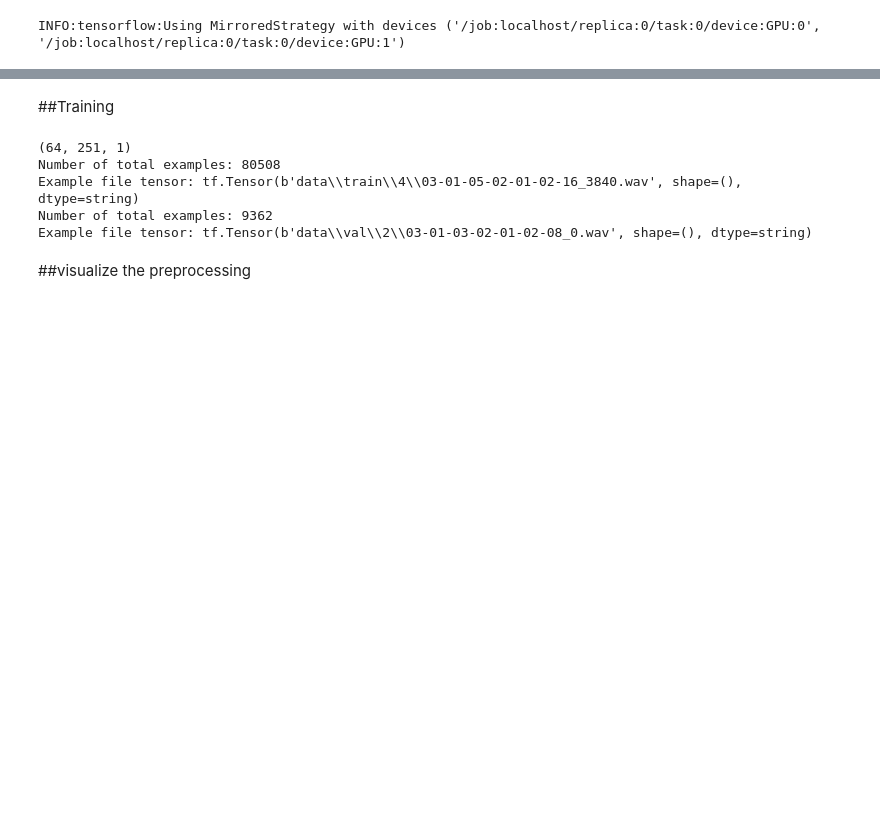
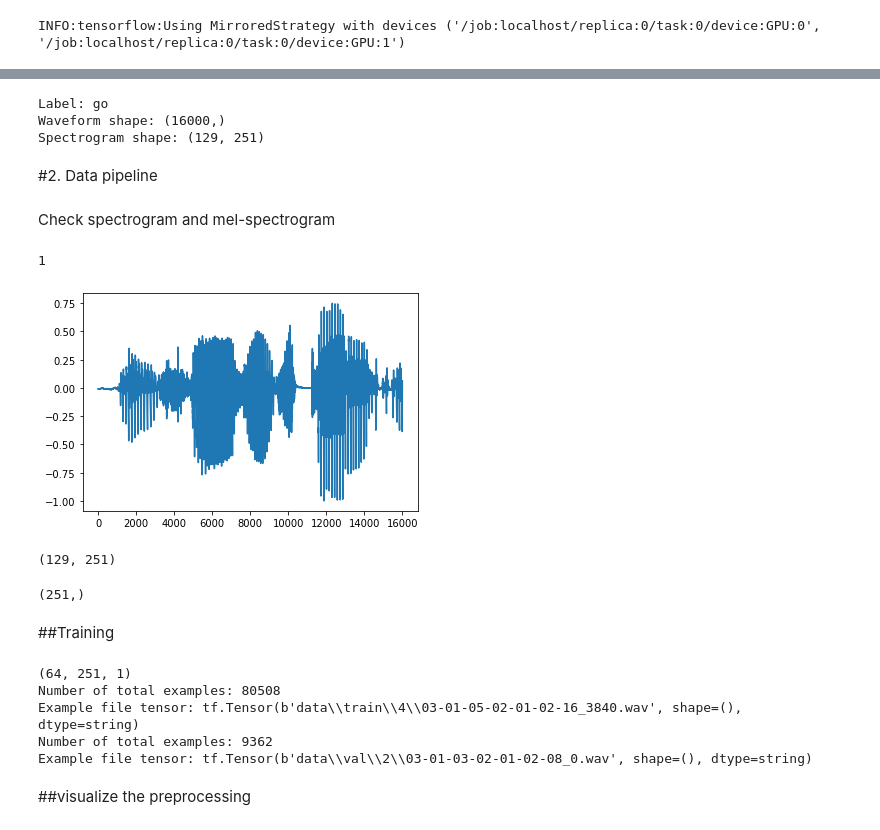
Before and after one commit to supertime1/Speech_Emotion_Recognition, a Jupyter notebook: SER.ipynb, the cells around one changed output, grey strips where cells are left out. Saved outputs shown, nothing was run; the diff lists cells and outputs as text; code cells hidden in the pictures; blank space fills up the shorter version.

```diff
--- a/SER.ipynb
+++ b/SER.ipynb
@@ -23,15 +534,31 @@ INFO:tensorflow:Using MirroredStrategy with devices ('/job:localhost/replica:0/t
+# %%
+for waveform, label in waveform_ds.take(1):
+  label = label.numpy().decode('utf-8')
+  spectrogram, label = audio_processor.spectrogram(waveform, label)
+
+print('Label:', label)
+print('Waveform shape:', waveform.shape)
+print('Spectrogram shape:', spectrogram.shape)
+# %% [output]
+Label: go
+Waveform shape: (16000,)
+Spectrogram shape: (129, 251)
+# %% [markdown]
+#2. Data pipeline
 # %%
 # import data generator
-raw_data_path = 'raw_data'
+raw_data_path = 'EMODB/raw_data'
 train_ratio = 0.9
-val_ratio = 0.2
+val_ratio = 0.1
 block_span = 1 # second
-stride_span = 30 # millisecond
+stride_span = 10 # millisecond
 res_freq = 16000
 random_seed = 10
+db_name = 'EMODB'
 
 data_handler = DataHandler(raw_data_path, train_ratio, val_ratio,
-                        res_freq, block_span, stride_span, random_seed)
+                        res_freq, block_span, stride_span, random_seed,
+                        db_name)
 
 sample_freq = res_freq
 slice_span = 16 # millisecond
@@ -39,3 +566,12 @@ overlap_ratio = 3/4
 n_mels = 64
 snr = 20
 audio_processor = AudioProcessor(sample_freq, slice_span, overlap_ratio, n_mels, snr)
+# %% [markdown]
+Check spectrogram and mel-spectrogram
+# %%
+waveform, label = data_handler.get_waveform_and_label(r'C:\Users\57lzhang.US04WW4008\PycharmProjects\Speech_Emotion_Recognition\EMODB\data\train\1\03a07La_160.wav')
+plt.plot(waveform)
+print(label)
+# %% [output]
+1
+[figure, added]
@@ -41,0 +588,8 @@ audio_processor = AudioProcessor(sample_freq, slice_span, overlap_ratio, n_mels,
+# %%
+spectrogram.shape
+# %% [output]
+(129, 251)
+# %%
+scaler.mean_.shape
+# %% [output]
+(251,)
```
Also changed, not shown: parts of 19 cells of this notebook.
